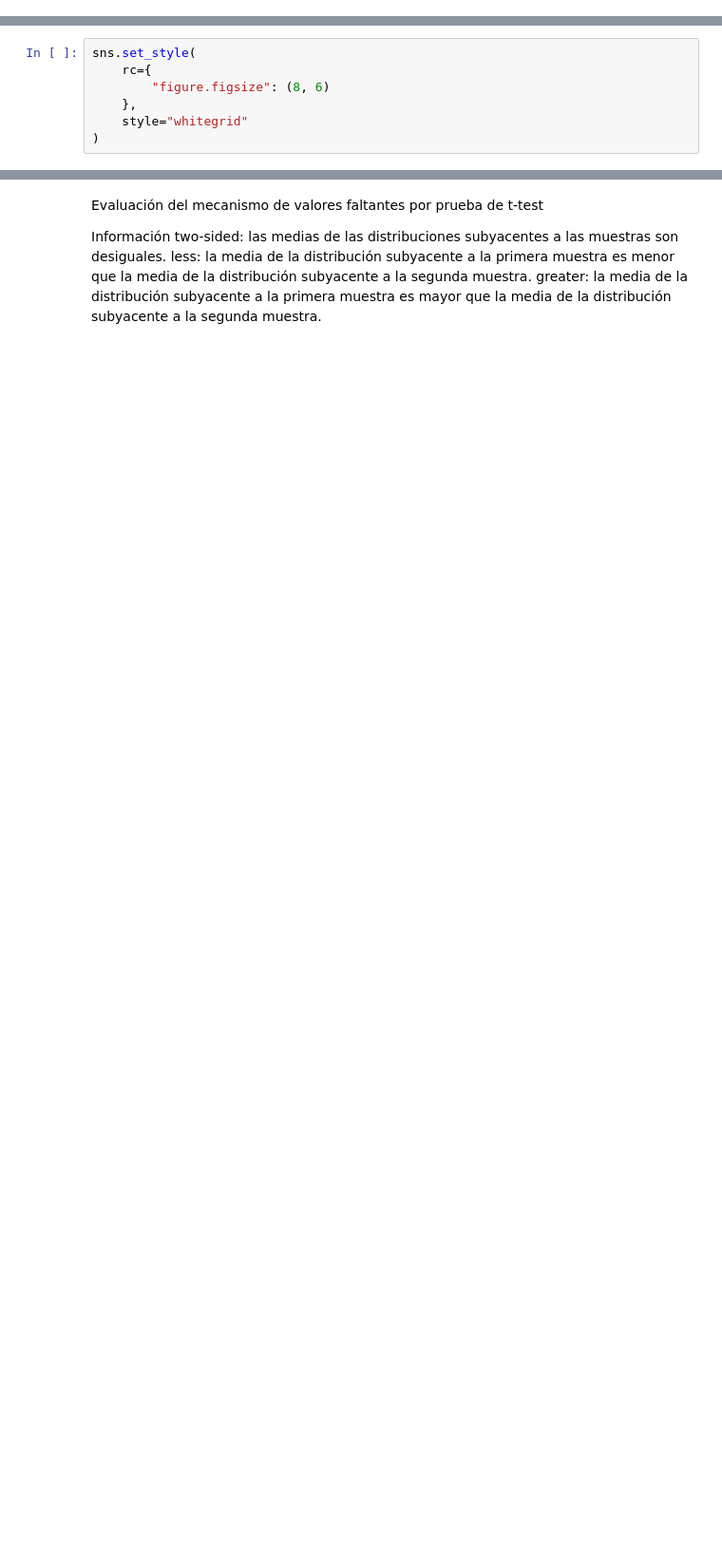
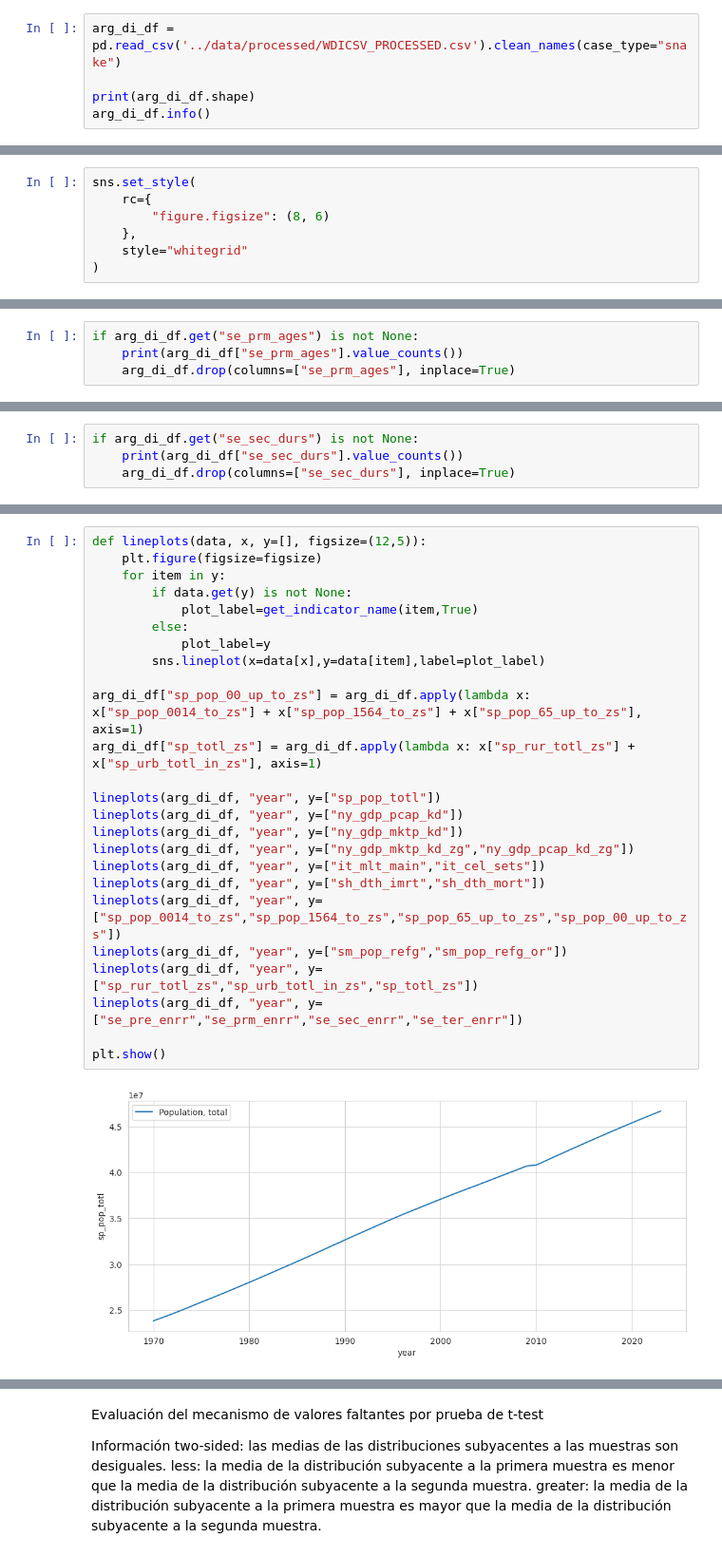
Before and after one commit to alejo-cuello/research-on-argentina, a Jupyter notebook: notebooks/0.2-alejo-impute_data.ipynb, the cells around one changed output, grey strips where cells are left out. Shown at 95% size. Drawn from its saved outputs; the diff is of its cells as text; blank space fills up the shorter version.

Commit message:
Plot related variables

```diff
--- a/notebooks/0.2-alejo-impute_data.ipynb
+++ b/notebooks/0.2-alejo-impute_data.ipynb
@@ -76,0 +44,5 @@ See the caveats in the documentation: https://pandas.pydata.org/pandas-docs/stab
+# %%
+arg_di_df = pd.read_csv('../data/processed/WDICSV_PROCESSED.csv').clean_names(case_type="snake")
+
+print(arg_di_df.shape)
+arg_di_df.info()
@@ -83,0 +104,4 @@ sns.set_style(
+# %%
+if arg_di_df.get("se_prm_ages") is not None:
+    print(arg_di_df["se_prm_ages"].value_counts())
+    arg_di_df.drop(columns=["se_prm_ages"], inplace=True)
@@ -83,0 +119,4 @@ sns.set_style(
+# %%
+if arg_di_df.get("se_sec_durs") is not None:
+    print(arg_di_df["se_sec_durs"].value_counts())
+    arg_di_df.drop(columns=["se_sec_durs"], inplace=True)
@@ -83,0 +132,27 @@ sns.set_style(
+# %%
+def lineplots(data, x, y=[], figsize=(12,5)):
+    plt.figure(figsize=figsize)
+    for item in y:
+        if data.get(y) is not None:
+            plot_label=get_indicator_name(item,True)
+        else:
+            plot_label=y
+        sns.lineplot(x=data[x],y=data[item],label=plot_label)
+
+arg_di_df["sp_pop_00_up_to_zs"] = arg_di_df.apply(lambda x: x["sp_pop_0014_to_zs"] + x["sp_pop_1564_to_zs"] + x["sp_pop_65_up_to_zs"], axis=1)
+arg_di_df["sp_totl_zs"] = arg_di_df.apply(lambda x: x["sp_rur_totl_zs"] + x["sp_urb_totl_in_zs"], axis=1)
+
+lineplots(arg_di_df, "year", y=["sp_pop_totl"])
+lineplots(arg_di_df, "year", y=["ny_gdp_pcap_kd"])
+lineplots(arg_di_df, "year", y=["ny_gdp_mktp_kd"])
+lineplots(arg_di_df, "year", y=["ny_gdp_mktp_kd_zg","ny_gdp_pcap_kd_zg"])
+lineplots(arg_di_df, "year", y=["it_mlt_main","it_cel_sets"])
+lineplots(arg_di_df, "year", y=["sh_dth_imrt","sh_dth_mort"])
+lineplots(arg_di_df, "year", y=["sp_pop_0014_to_zs","sp_pop_1564_to_zs","sp_pop_65_up_to_zs","sp_pop_00_up_to_zs"])
+lineplots(arg_di_df, "year", y=["sm_pop_refg","sm_pop_refg_or"])
+lineplots(arg_di_df, "year", y=["sp_rur_totl_zs","sp_urb_totl_in_zs","sp_totl_zs"])
+lineplots(arg_di_df, "year", y=["se_pre_enrr","se_prm_enrr","se_sec_enrr","se_ter_enrr"])
+
+plt.show()
+# %% [output]
+[figure, added]
```
Also changed, not shown: parts of 20 cells of this notebook, 1 other file.
